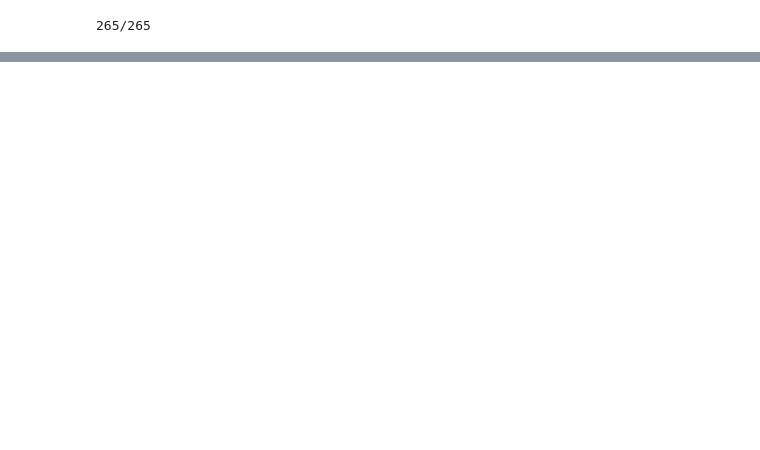
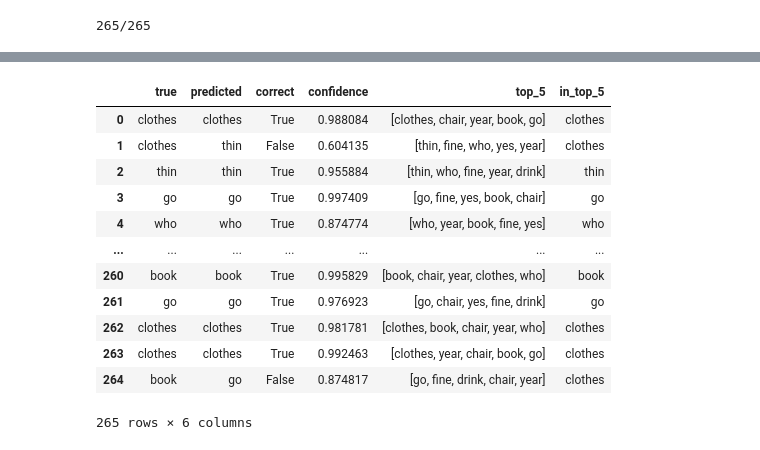
Before and after one commit to jonathanferrari/thesis, a Jupyter notebook: code/data.ipynb, the cells around one changed output, grey strips where cells are left out. Drawn from its saved outputs; the diff is of its cells as text; code cells hidden in the pictures; blank space fills up the shorter version.

```diff
--- a/code/data.ipynb
+++ b/code/data.ipynb
@@ -56,5 +63,21 @@ predictions["confidence"] = [preds[i][np.argmax(preds[i])] for i in range(len(pr
 # %%
 top_5_labels = [np.argsort(p)[::-1][:5] for p in preds]
 top_5_labels = [[num_to_label[l] for l in p] for p in top_5_labels]
 predictions["top_5"] = top_5_labels
 predictions['in_top_5'] = [true_labels[i] if true_labels[i] in top_5_labels[i] else true_labels[0] for i in range(len(true_labels))]
+predictions.to_csv("../data/predictions.csv", index=False)
+predictions
+# %% [output]
+|  | true | predicted | correct | confidence | top_5 | in_top_5 |
+| 0 | clothes | clothes | True | 0.988084 | [clothes, chair, year, book, go] | clothes |
+| 1 | clothes | thin | False | 0.604135 | [thin, fine, who, yes, year] | clothes |
+| 2 | thin | thin | True | 0.955884 | [thin, who, fine, year, drink] | thin |
+| 3 | go | go | True | 0.997409 | [go, fine, yes, book, chair] | go |
+| 4 | who | who | True | 0.874774 | [who, year, book, fine, yes] | who |
+| ... | ... | ... | ... | ... | ... | ... |
+| 260 | book | book | True | 0.995829 | [book, chair, year, clothes, who] | book |
+| 261 | go | go | True | 0.976923 | [go, chair, yes, fine, drink] | go |
+| 262 | clothes | clothes | True | 0.981781 | [clothes, book, chair, year, who] | clothes |
+| 263 | clothes | clothes | True | 0.992463 | [clothes, year, chair, book, go] | clothes |
+| 264 | book | go | False | 0.874817 | [go, fine, drink, chair, year] | clothes |
+265 rows × 6 columns
```
Also changed, not shown: parts of 9 cells of this notebook.
